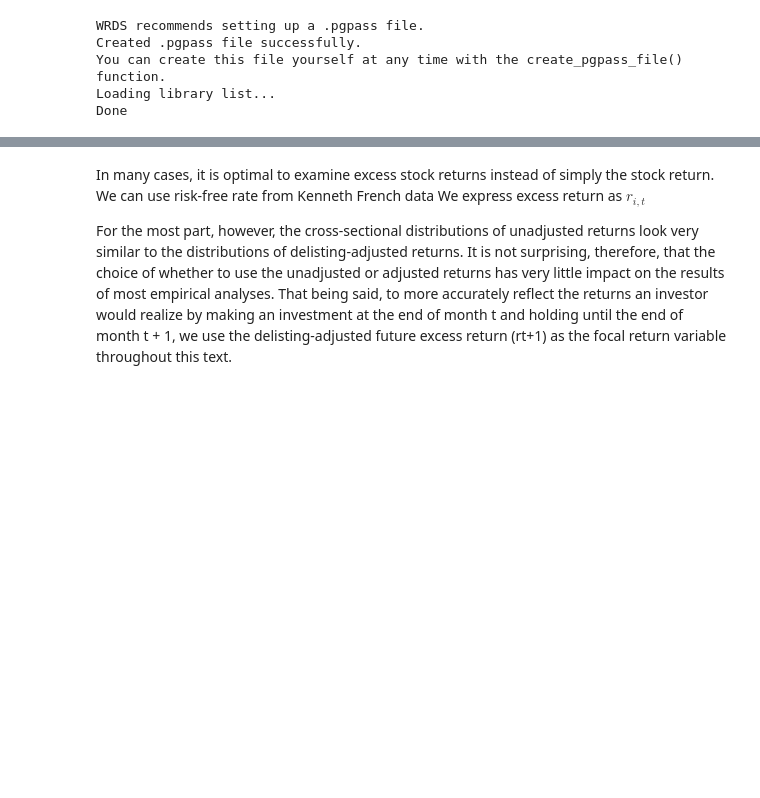
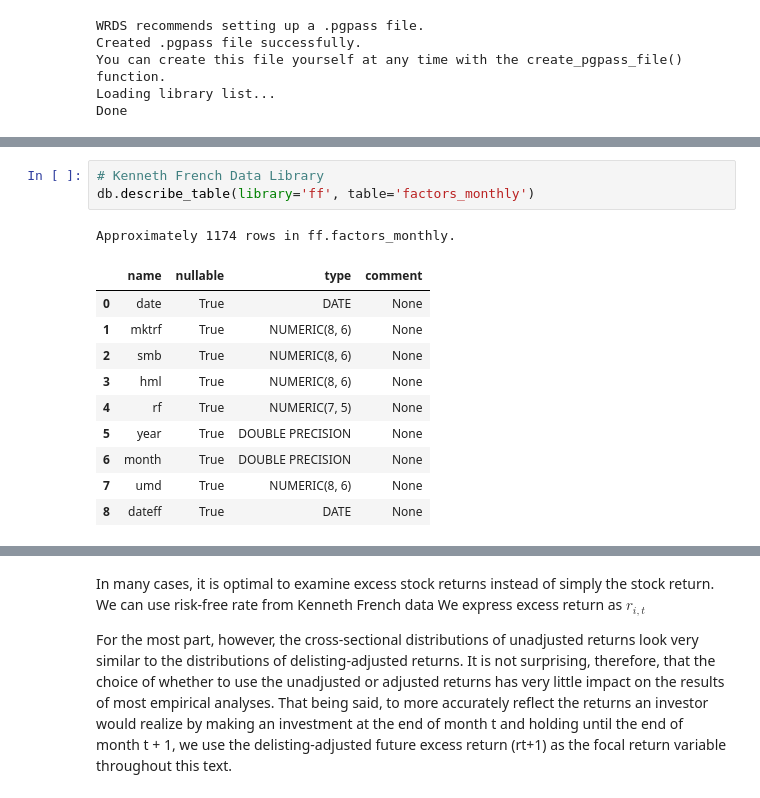
Before and after one commit to NanyeonK/EAP_CSSR_Tutorial, a Jupyter notebook: Compilation.ipynb, the cells around one changed output, grey strips where cells are left out. Saved outputs shown, nothing was run; the diff lists cells and outputs as text; blank space fills up the shorter version.

```diff
--- a/Compilation.ipynb
+++ b/Compilation.ipynb
@@ -141,0 +116,15 @@ Approximately 37747 rows in crsp.msedelist.
+# %%
+# Kenneth French Data Library
+db.describe_table(library='ff', table='factors_monthly')
+# %% [output]
+Approximately 1174 rows in ff.factors_monthly.
+|  | name | nullable | type | comment |
+| 0 | date | True | DATE | None |
+| 1 | mktrf | True | NUMERIC(8, 6) | None |
+| 2 | smb | True | NUMERIC(8, 6) | None |
+| 3 | hml | True | NUMERIC(8, 6) | None |
+| 4 | rf | True | NUMERIC(7, 5) | None |
+| 5 | year | True | DOUBLE PRECISION | None |
+| 6 | month | True | DOUBLE PRECISION | None |
+| 7 | umd | True | NUMERIC(8, 6) | None |
+| 8 | dateff | True | DATE | None |
```
Also changed, not shown: parts of 56 cells of this notebook, 2 other files.
